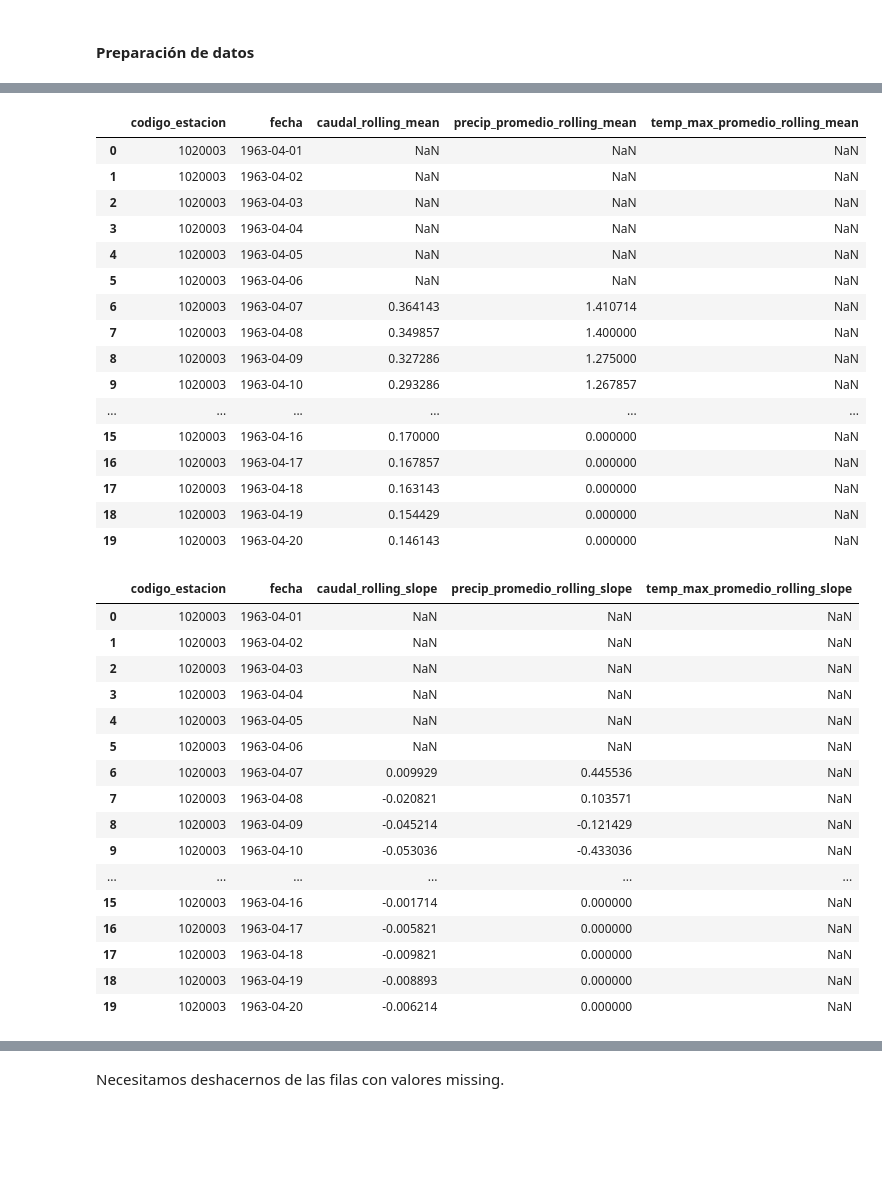
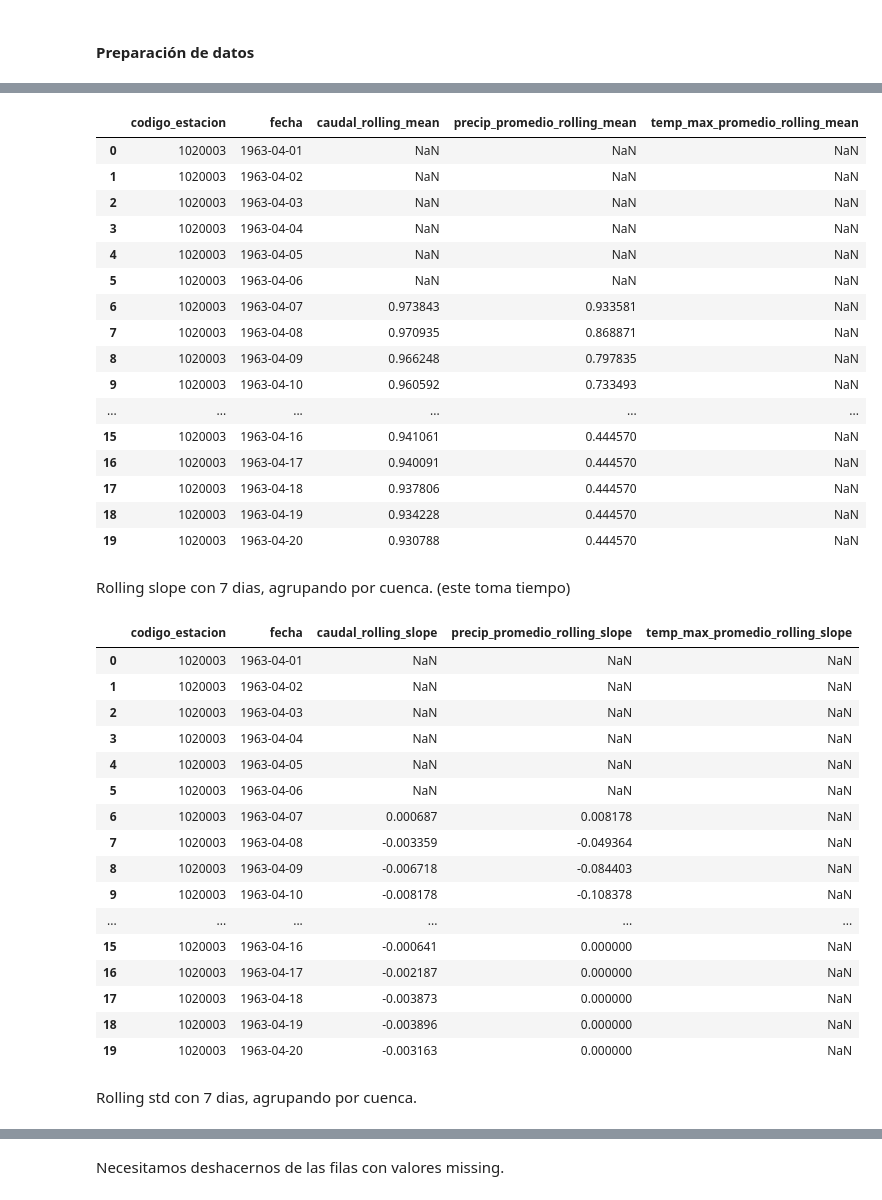
Before and after one commit to pmandiola/spike-challenge, a Jupyter notebook: prediccion_caudal_extremo.ipynb, the cells around one changed output, grey strips where cells are left out. Saved outputs shown, nothing was run; the diff lists cells and outputs as text; code cells hidden in the pictures; blank space fills up the shorter version.

```diff
--- a/prediccion_caudal_extremo.ipynb
+++ b/prediccion_caudal_extremo.ipynb
@@ -238,4 +220,0 @@ Unir al Dataframe original para facilitar la comparación.
-# %%
-df = df.merge(percentiles_95, left_on=['codigo_estacion', 'quarter'], right_index=True)
-
-df[percentiles_95.columns].isnull().sum()
@@ -248,0 +221,2 @@ Vemos que hay algunos valores missing, esto viene 'heredado' del inicio con los
+# %%
+df[[x + '_pct' for x in data_cols.keys()]] = df.groupby(['codigo_estacion', 'quarter'])[list(data_cols.keys())].transform(lambda x: x.rank(pct=True))
@@ -249,6 +225,6 @@ Vemos que hay algunos valores missing, esto viene 'heredado' del inicio con los
 # %%
 for col in data_cols.keys():
-    df[col + '_extremo'] = (df[col] > df[col + '_p95']).astype(int)
+    df[col + '_extremo'] = (df[col + '_pct'] > .95).astype(int)
 
 df[[x + '_extremo' for x in data_cols.keys()]].mean()
 # %% [output]
@@ -331,33 +312,35 @@ Además, sólo incluiré directamente el dato de caudal, temperatura y precipita
 # %%
 rolling_mean = df.groupby('codigo_estacion').apply(lambda x: x.set_index('fecha')) \
-                                            .rolling(7, min_periods=7)[list(data_cols.keys())].mean()
+                                            .rolling(7, min_periods=7)[[x + '_pct' for x in data_cols.keys()]].mean()
 
 rolling_mean.columns = [x + '_rolling_mean' for x in data_cols.keys()]
 
 rolling_mean.reset_index(inplace=True)
 
 rolling_mean.head(20)
 # %% [output]
 |  | codigo_estacion | fecha | caudal_rolling_mean | precip_promedio_rolling_mean | temp_max_promedio_rolling_mean |
 | 0 | 1020003 | 1963-04-01 | NaN | NaN | NaN |
 | 1 | 1020003 | 1963-04-02 | NaN | NaN | NaN |
 | 2 | 1020003 | 1963-04-03 | NaN | NaN | NaN |
 | 3 | 1020003 | 1963-04-04 | NaN | NaN | NaN |
 | 4 | 1020003 | 1963-04-05 | NaN | NaN | NaN |
 | 5 | 1020003 | 1963-04-06 | NaN | NaN | NaN |
-| 6 | 1020003 | 1963-04-07 | 0.364143 | 1.410714 | NaN |
-| 7 | 1020003 | 1963-04-08 | 0.349857 | 1.400000 | NaN |
-| 8 | 1020003 | 1963-04-09 | 0.327286 | 1.275000 | NaN |
-| 9 | 1020003 | 1963-04-10 | 0.293286 | 1.267857 | NaN |
+| 6 | 1020003 | 1963-04-07 | 0.973843 | 0.933581 | NaN |
+| 7 | 1020003 | 1963-04-08 | 0.970935 | 0.868871 | NaN |
+| 8 | 1020003 | 1963-04-09 | 0.966248 | 0.797835 | NaN |
+| 9 | 1020003 | 1963-04-10 | 0.960592 | 0.733493 | NaN |
 | ... | ... | ... | ... | ... | ... |
-| 15 | 1020003 | 1963-04-16 | 0.170000 | 0.000000 | NaN |
-| 16 | 1020003 | 1963-04-17 | 0.167857 | 0.000000 | NaN |
-| 17 | 1020003 | 1963-04-18 | 0.163143 | 0.000000 | NaN |
-| 18 | 1020003 | 1963-04-19 | 0.154429 | 0.000000 | NaN |
-| 19 | 1020003 | 1963-04-20 | 0.146143 | 0.000000 | NaN |
+| 15 | 1020003 | 1963-04-16 | 0.941061 | 0.444570 | NaN |
+| 16 | 1020003 | 1963-04-17 | 0.940091 | 0.444570 | NaN |
+| 17 | 1020003 | 1963-04-18 | 0.937806 | 0.444570 | NaN |
+| 18 | 1020003 | 1963-04-19 | 0.934228 | 0.444570 | NaN |
+| 19 | 1020003 | 1963-04-20 | 0.930788 | 0.444570 | NaN |
+# %% [markdown]
+Rolling slope con 7 dias, agrupando por cuenca. (este toma tiempo)
 # %%
 rolling_slope = df.groupby('codigo_estacion').apply(lambda x: x.set_index('fecha')) \
-                                             .rolling(7, min_periods=7)[list(data_cols.keys())] \
+                                             .rolling(7, min_periods=7)[[x + '_pct' for x in data_cols.keys()]] \
                                              .apply(lambda x: linregress(range(7), x)[0])
 
 rolling_slope.columns = [x + '_rolling_slope' for x in data_cols.keys()]
@@ -373,15 +356,17 @@ rolling_slope.head(20)
 | 3 | 1020003 | 1963-04-04 | NaN | NaN | NaN |
 | 4 | 1020003 | 1963-04-05 | NaN | NaN | NaN |
 | 5 | 1020003 | 1963-04-06 | NaN | NaN | NaN |
-| 6 | 1020003 | 1963-04-07 | 0.009929 | 0.445536 | NaN |
-| 7 | 1020003 | 1963-04-08 | -0.020821 | 0.103571 | NaN |
-| 8 | 1020003 | 1963-04-09 | -0.045214 | -0.121429 | NaN |
-| 9 | 1020003 | 1963-04-10 | -0.053036 | -0.433036 | NaN |
+| 6 | 1020003 | 1963-04-07 | 0.000687 | 0.008178 | NaN |
+| 7 | 1020003 | 1963-04-08 | -0.003359 | -0.049364 | NaN |
+| 8 | 1020003 | 1963-04-09 | -0.006718 | -0.084403 | NaN |
+| 9 | 1020003 | 1963-04-10 | -0.008178 | -0.108378 | NaN |
 | ... | ... | ... | ... | ... | ... |
-| 15 | 1020003 | 1963-04-16 | -0.001714 | 0.000000 | NaN |
-| 16 | 1020003 | 1963-04-17 | -0.005821 | 0.000000 | NaN |
-| 17 | 1020003 | 1963-04-18 | -0.009821 | 0.000000 | NaN |
-| 18 | 1020003 | 1963-04-19 | -0.008893 | 0.000000 | NaN |
-| 19 | 1020003 | 1963-04-20 | -0.006214 | 0.000000 | NaN |
+| 15 | 1020003 | 1963-04-16 | -0.000641 | 0.000000 | NaN |
+| 16 | 1020003 | 1963-04-17 | -0.002187 | 0.000000 | NaN |
+| 17 | 1020003 | 1963-04-18 | -0.003873 | 0.000000 | NaN |
+| 18 | 1020003 | 1963-04-19 | -0.003896 | 0.000000 | NaN |
+| 19 | 1020003 | 1963-04-20 | -0.003163 | 0.000000 | NaN |
+# %% [markdown]
+Rolling std con 7 dias, agrupando por cuenca.
 # %%
 rolling_std = df.groupby('codigo_estacion').apply(lambda x: x.set_index('fecha')) \
```
Also changed, not shown: parts of 35 cells of this notebook.
